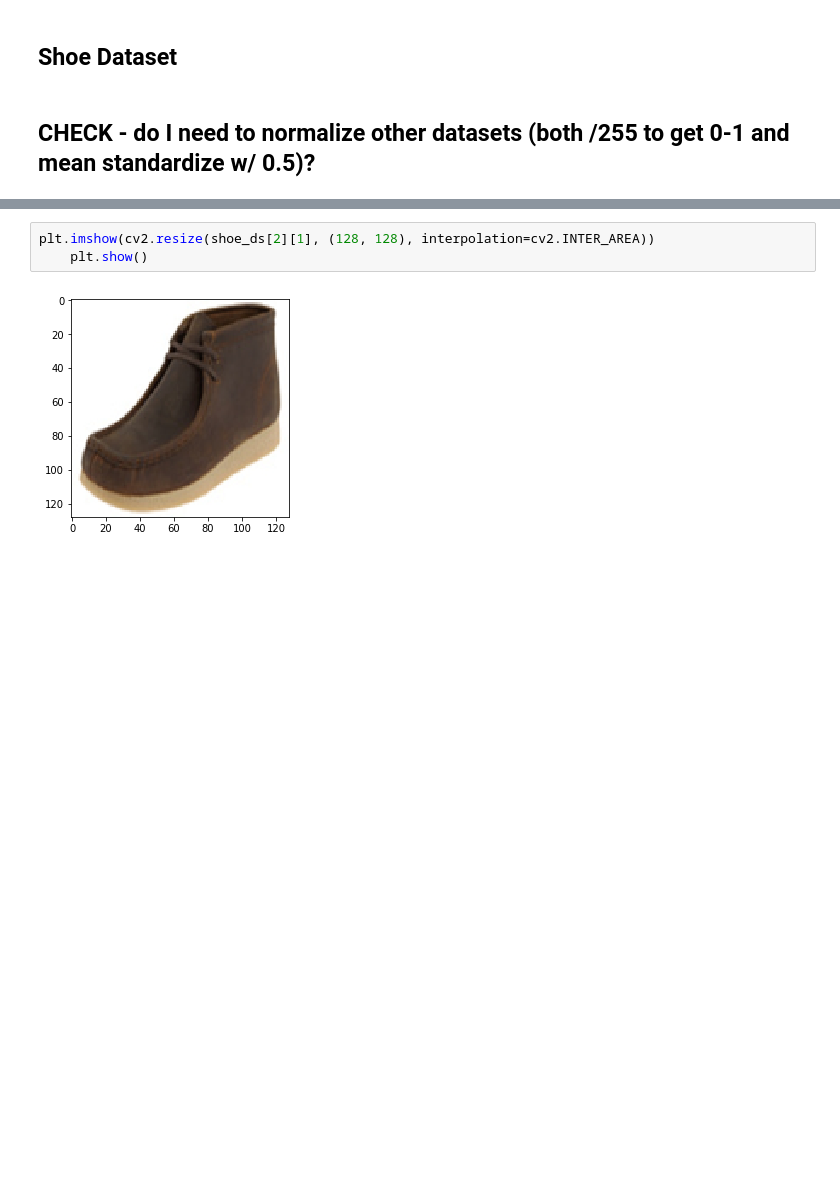
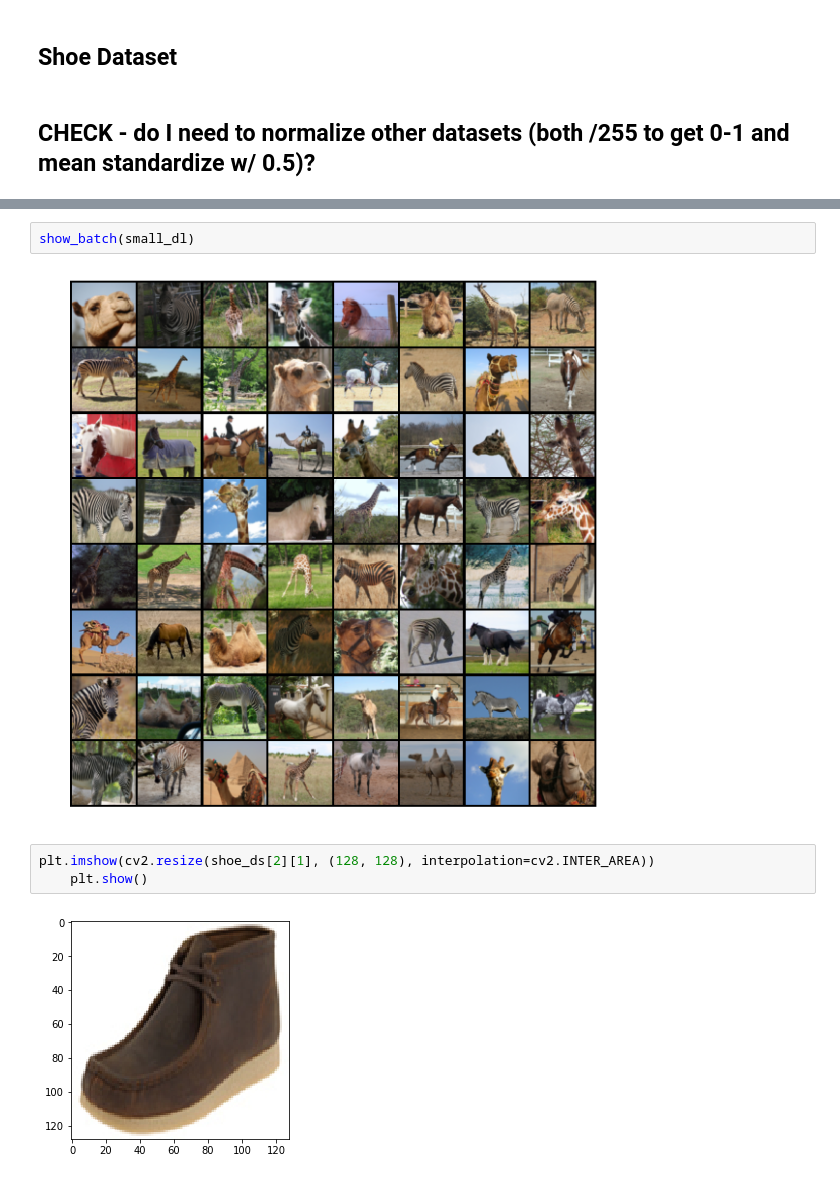
Before and after one commit to hdmamin/GAN-architectures, a Jupyter notebook: dev.ipynb, the cells around one changed output, grey strips where cells are left out. Cells and saved outputs as stored; diff of their text form; blank space fills up the shorter version.

```diff
--- a/dev.ipynb
+++ b/dev.ipynb
@@ -101,3 +113,7 @@ show_img(shoe_ds.files[0])
+# %%
+show_batch(small_dl)
+# %% [output]
+[figure, added]
 # %%
 plt.imshow(cv2.resize(shoe_ds[2][1], (128, 128), interpolation=cv2.INTER_AREA))
     plt.show()
```
Also changed, not shown: parts of 18 cells of this notebook, 8 other files.
